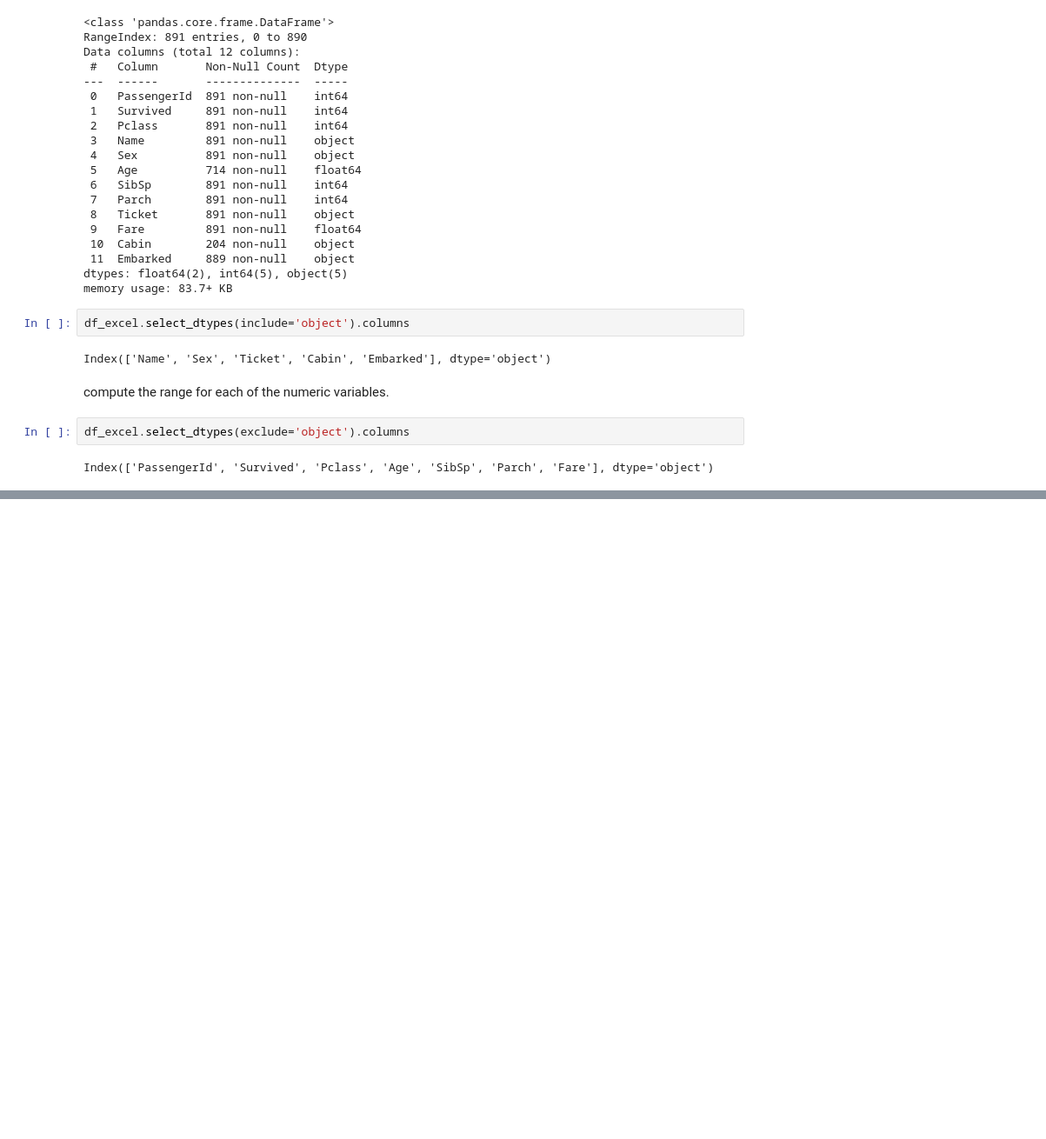
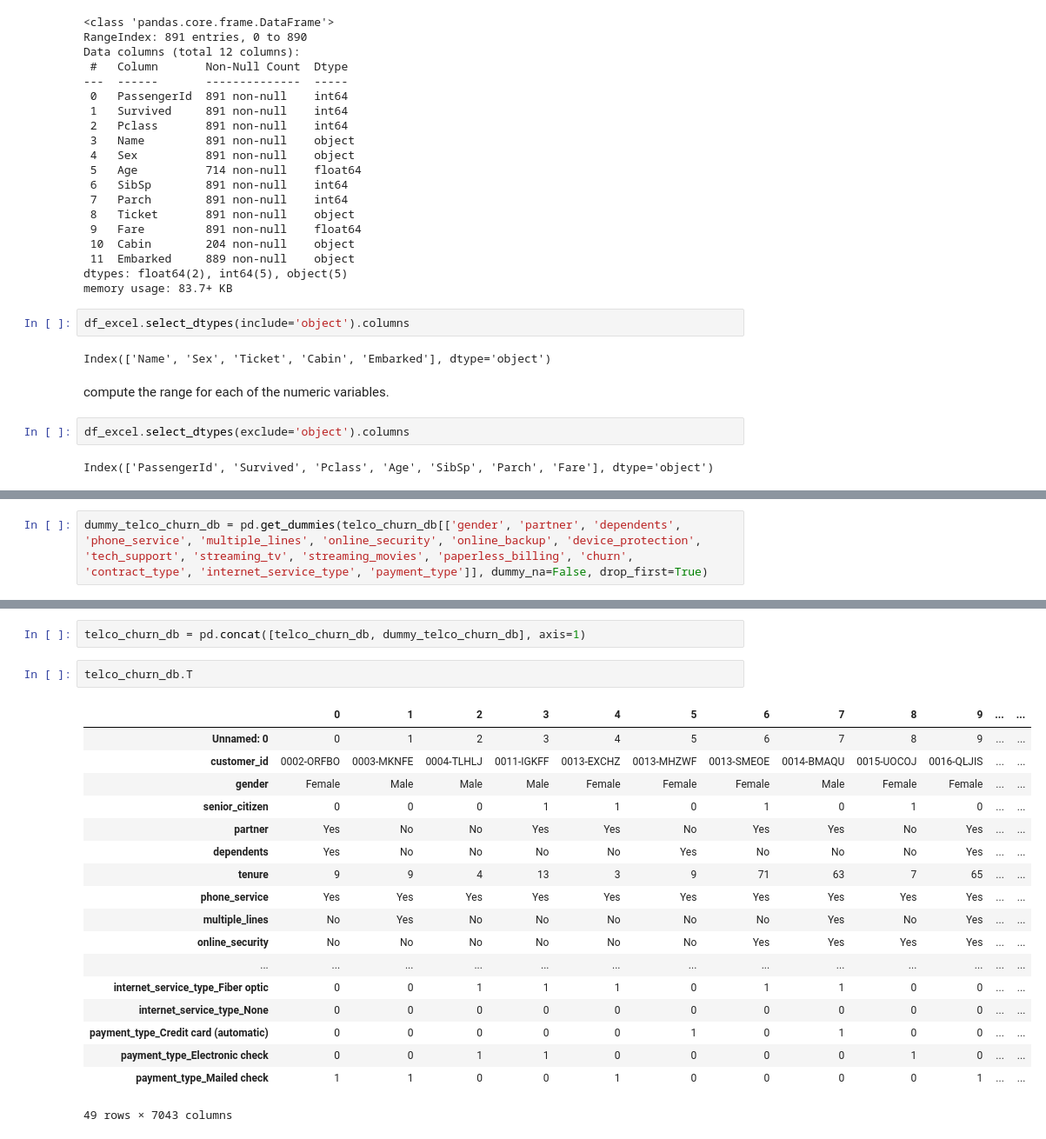
Before and after one commit to Alfred-W-S-Pirovits-Jr/classification-exercises, a Jupyter notebook: classification_exercises.ipynb, the cells around one changed output, grey strips where cells are left out. Shown at 87% size. Cells and saved outputs as stored; diff of their text form; blank space fills up the shorter version.

```diff
--- a/classification_exercises.ipynb
+++ b/classification_exercises.ipynb
@@ -446,0 +760,2 @@ get_telco_data()
+# %%
+dummy_telco_churn_db = pd.get_dummies(telco_churn_db[['gender', 'partner', 'dependents', 'phone_service', 'multiple_lines', 'online_security', 'online_backup', 'device_protection', 'tech_support', 'streaming_tv', 'streaming_movies', 'paperless_billing', 'churn', 'contract_type', 'internet_service_type', 'payment_type']], dummy_na=False, drop_first=True)
@@ -446,0 +778,23 @@ get_telco_data()
+# %%
+telco_churn_db = pd.concat([telco_churn_db, dummy_telco_churn_db], axis=1)
+# %%
+telco_churn_db.T
+# %% [output]
+|  | 0 | 1 | 2 | 3 | 4 | 5 | 6 | 7 | 8 | 9 | ... | ... |
+| Unnamed: 0 | 0 | 1 | 2 | 3 | 4 | 5 | 6 | 7 | 8 | 9 | ... | ... |
+| customer_id | 0002-ORFBO | 0003-MKNFE | 0004-TLHLJ | 0011-IGKFF | 0013-EXCHZ | 0013-MHZWF | 0013-SMEOE | 0014-BMAQU | 0015-UOCOJ | 0016-QLJIS | ... | ... |
+| gender | Female | Male | Male | Male | Female | Female | Female | Male | Female | Female | ... | ... |
+| senior_citizen | 0 | 0 | 0 | 1 | 1 | 0 | 1 | 0 | 1 | 0 | ... | ... |
+| partner | Yes | No | No | Yes | Yes | No | Yes | Yes | No | Yes | ... | ... |
+| dependents | Yes | No | No | No | No | Yes | No | No | No | Yes | ... | ... |
+| tenure | 9 | 9 | 4 | 13 | 3 | 9 | 71 | 63 | 7 | 65 | ... | ... |
+| phone_service | Yes | Yes | Yes | Yes | Yes | Yes | Yes | Yes | Yes | Yes | ... | ... |
+| multiple_lines | No | Yes | No | No | No | No | No | Yes | No | Yes | ... | ... |
+| online_security | No | No | No | No | No | No | Yes | Yes | Yes | Yes | ... | ... |
+| ... | ... | ... | ... | ... | ... | ... | ... | ... | ... | ... | ... | ... |
+| internet_service_type_Fiber optic | 0 | 0 | 1 | 1 | 1 | 0 | 1 | 1 | 0 | 0 | ... | ... |
+| internet_service_type_None | 0 | 0 | 0 | 0 | 0 | 0 | 0 | 0 | 0 | 0 | ... | ... |
+| payment_type_Credit card (automatic) | 0 | 0 | 0 | 0 | 0 | 1 | 0 | 1 | 0 | 0 | ... | ... |
+| payment_type_Electronic check | 0 | 0 | 1 | 1 | 0 | 0 | 0 | 0 | 1 | 0 | ... | ... |
+| payment_type_Mailed check | 1 | 1 | 0 | 0 | 1 | 0 | 0 | 0 | 0 | 1 | ... | ... |
+49 rows × 7043 columns
```
Also changed, not shown: parts of 85 cells of this notebook.
